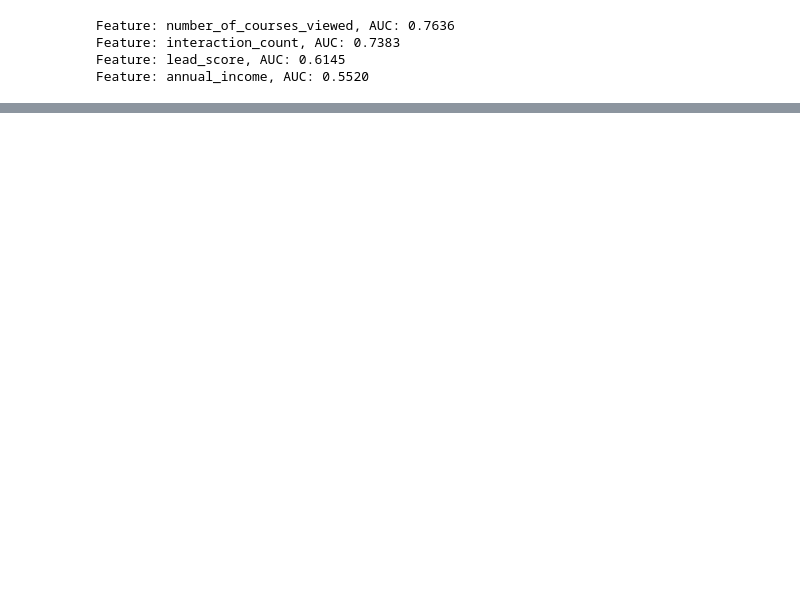
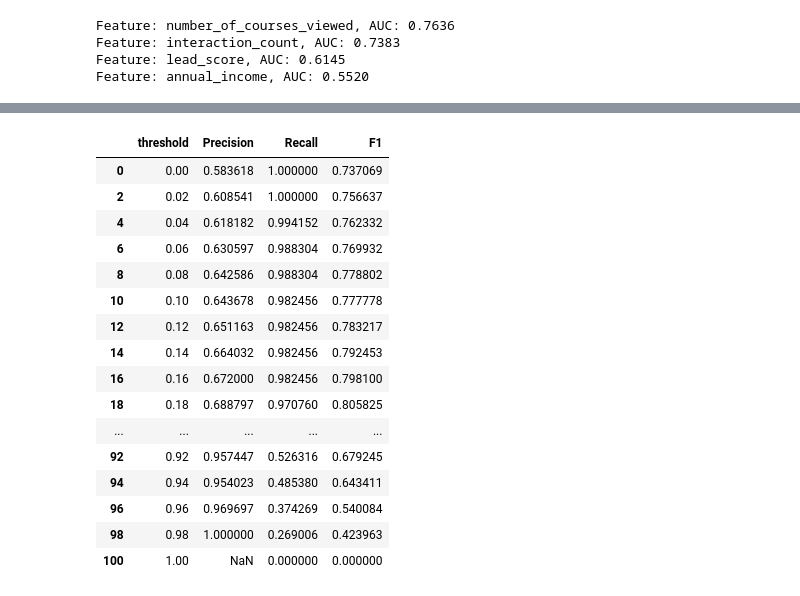
Before and after one commit to Lexlii/ml-zoomcamp-hw, a Jupyter notebook: hw-4/hw-4.ipynb, the cells around one changed output, grey strips where cells are left out. Saved outputs shown, nothing was run; the diff lists cells and outputs as text; code cells hidden in the pictures; blank space fills up the shorter version.

```diff
--- a/hw-4/hw-4.ipynb
+++ b/hw-4/hw-4.ipynb
@@ -145,0 +147,21 @@ round(roc_auc, 3)
+# %%
+df_scores = pd.DataFrame(scores, columns=['threshold', 'Precision', 'Recall', 'F1'])
+df_scores[::2]
+# %% [output]
+|  | threshold | Precision | Recall | F1 |
+| 0 | 0.00 | 0.583618 | 1.000000 | 0.737069 |
+| 2 | 0.02 | 0.608541 | 1.000000 | 0.756637 |
+| 4 | 0.04 | 0.618182 | 0.994152 | 0.762332 |
+| 6 | 0.06 | 0.630597 | 0.988304 | 0.769932 |
+| 8 | 0.08 | 0.642586 | 0.988304 | 0.778802 |
+| 10 | 0.10 | 0.643678 | 0.982456 | 0.777778 |
+| 12 | 0.12 | 0.651163 | 0.982456 | 0.783217 |
+| 14 | 0.14 | 0.664032 | 0.982456 | 0.792453 |
+| 16 | 0.16 | 0.672000 | 0.982456 | 0.798100 |
+| 18 | 0.18 | 0.688797 | 0.970760 | 0.805825 |
+| ... | ... | ... | ... | ... |
+| 92 | 0.92 | 0.957447 | 0.526316 | 0.679245 |
+| 94 | 0.94 | 0.954023 | 0.485380 | 0.643411 |
+| 96 | 0.96 | 0.969697 | 0.374269 | 0.540084 |
+| 98 | 0.98 | 1.000000 | 0.269006 | 0.423963 |
+| 100 | 1.00 | NaN | 0.000000 | 0.000000 |
```
Also changed, not shown: parts of 8 cells of this notebook.
